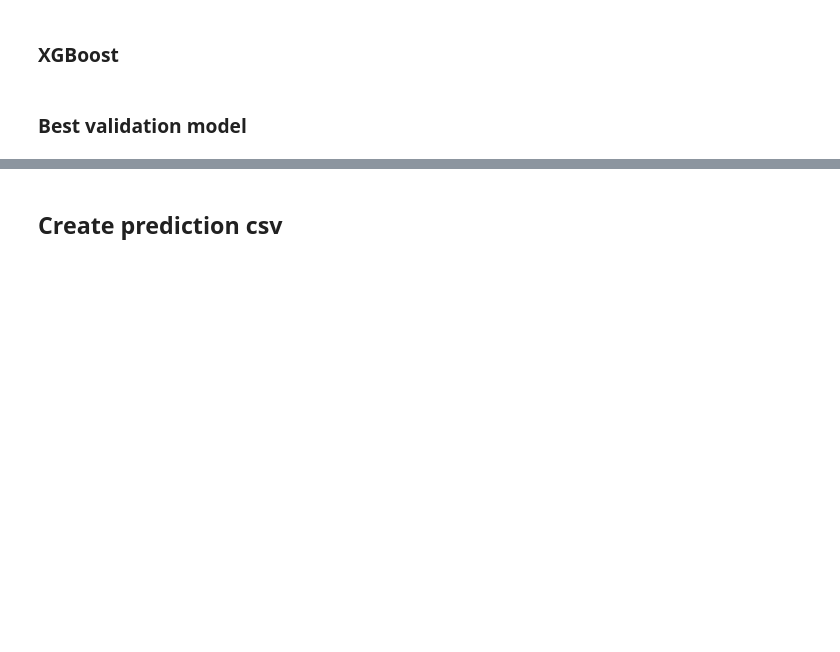
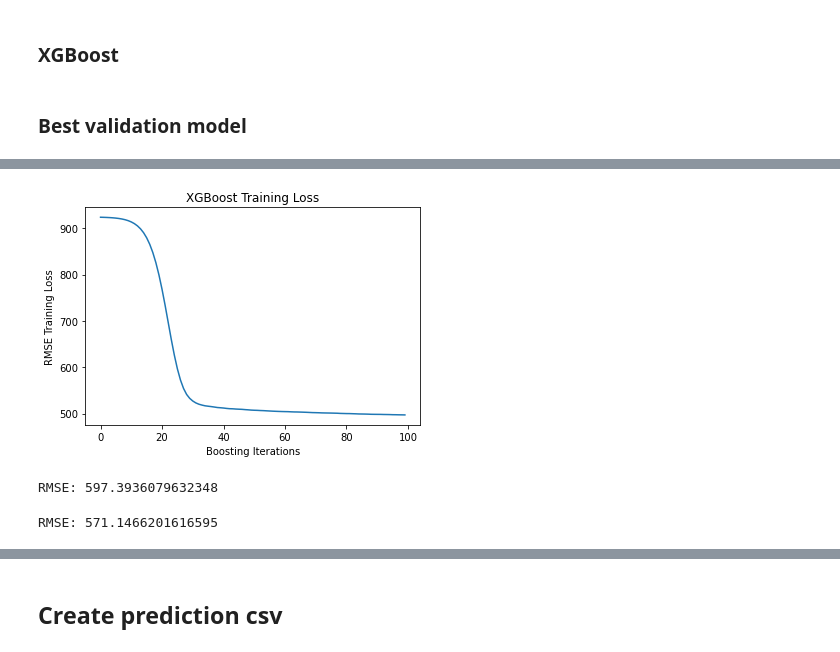
Before and after one commit to benjxia/CSE-151B-KAGGLE, a Jupyter notebook: combination/trig_xgboost_only.ipynb, the cells around one changed output, grey strips where cells are left out. Drawn from its saved outputs; the diff is of its cells as text; code cells hidden in the pictures; blank space fills up the shorter version.

```diff
--- a/combination/trig_xgboost_only.ipynb
+++ b/combination/trig_xgboost_only.ipynb
@@ -141,9 +76,0 @@ df_pred.to_csv("./combined_xgboost100_gamma_unweighted_20km.csv", index=False)
-# %%
-xgb_s = xgb.XGBRegressor(tree_method="gpu_hist",
-                            booster="dart",
-                            n_estimators=50,
-                            enable_categorical=True,
-                            objective="reg:gamma")
-xgb_s.fit(train, train_label)
-preds_xgbs = xgb_s.predict(df_test)
-score(xgb_s)
@@ -273,0 +207,8 @@ plt.show()
+# %%
+plt.xlabel("Boosting Iterations")
+plt.ylabel("RMSE Training Loss")
+plt.title("XGBoost Training Loss")
+plt.plot(xgb_u.evals_result()["validation_0"]["rmse"])
+plt.show()
+# %% [output]
+[figure, added]
@@ -273,0 +217,15 @@ plt.show()
+# %%
+xgb_f = xgb.XGBRegressor(tree_method="gpu_hist",
+                              n_estimators=800,
+                              enable_categorical=True,
+                              max_cat_to_onehot=100,
+                              learning_rate=0.01,
+                              objective="reg:gamma",
+#                               sampling_method="gradient_based",
+                              subsample=0.5,
+                              )
+xgb_f.fit(train, train_label)
+preds_xgbf = xgb_f.predict(df_test)
+score(xgb_f)
+# %% [output]
+RMSE: 597.3936079632348
@@ -273,0 +236,19 @@ plt.show()
+# %%
+xgb_f = xgb.XGBRegressor(tree_method="gpu_hist",
+                            booster="dart",
+                            n_estimators=100,
+                            enable_categorical=True,
+                            max_cat_to_onehot=400,
+                            max_cat_threshold=100,
+                            subsample=0.5,
+                            colsample_bytree=0.5,
+#                             learning_rate=0.01,
+                            objective="reg:gamma"
+                        )
+xgb_f.fit(train, train_label,
+          sample_weight=np.sqrt(train_label),
+         )
+preds_xgbf = xgb_f.predict(df_test)
+score(xgb_f)
+# %% [output]
+RMSE: 571.1466201616595
```
Also changed, not shown: parts of 47 cells of this notebook.
